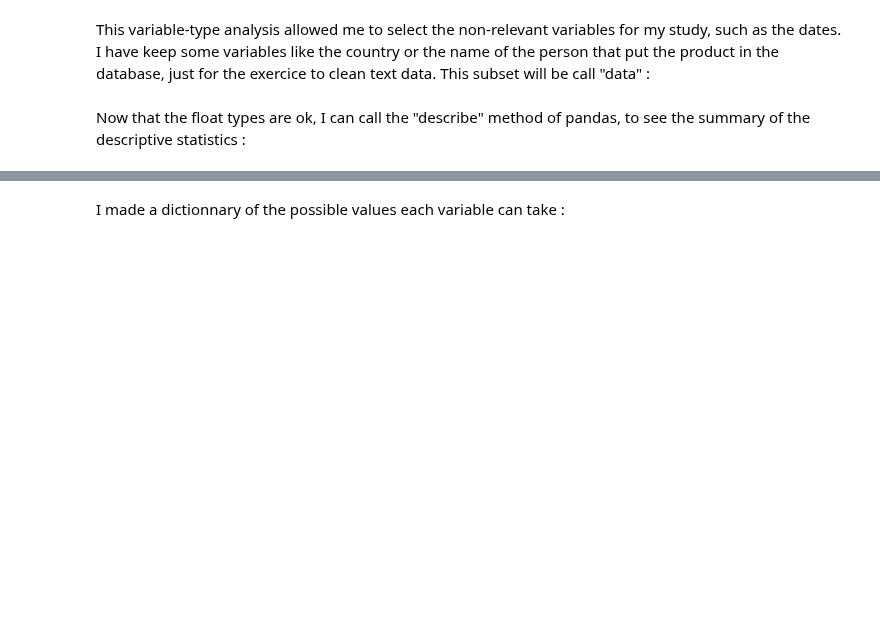
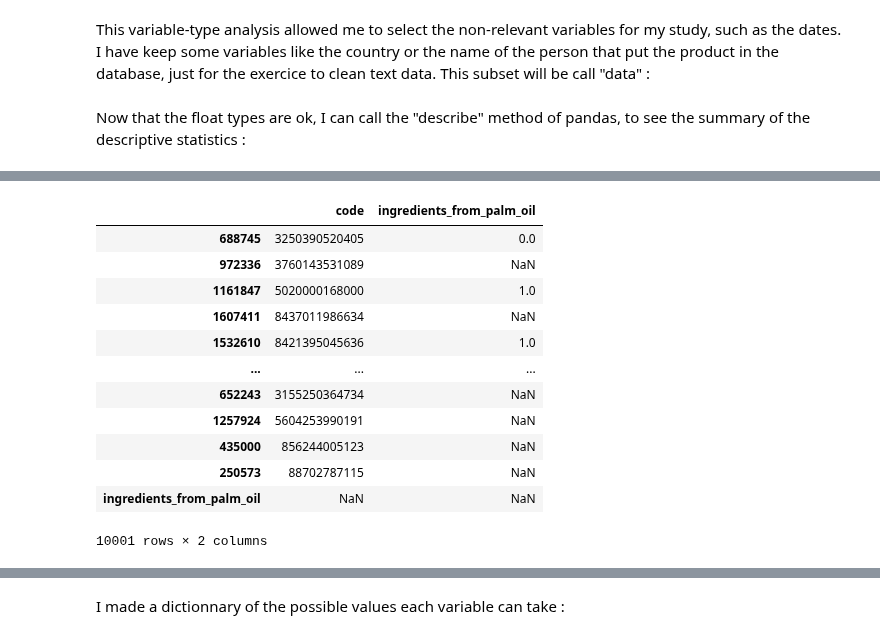
Before and after one commit to ClaireGayral/formation_openclassroom, a Jupyter notebook: P2_gayral_claire/nettoyage_data.ipynb, the cells around one changed output, grey strips where cells are left out. Cells and saved outputs as stored; diff of their text form; code cells hidden in the pictures; blank space fills up the shorter version.

```diff
--- a/P2_gayral_claire/nettoyage_data.ipynb
+++ b/P2_gayral_claire/nettoyage_data.ipynb
@@ -252,0 +326,16 @@ We need to check if there are :
+# %%
+data2.loc[:,["code","ingredients_from_palm_oil"]]
+# %% [output]
+|  | code | ingredients_from_palm_oil |
+| 688745 | 3250390520405 | 0.0 |
+| 972336 | 3760143531089 | NaN |
+| 1161847 | 5020000168000 | 1.0 |
+| 1607411 | 8437011986634 | NaN |
+| 1532610 | 8421395045636 | 1.0 |
+| ... | ... | ... |
+| 652243 | 3155250364734 | NaN |
+| 1257924 | 5604253990191 | NaN |
+| 435000 | 856244005123 | NaN |
+| 250573 | 88702787115 | NaN |
+| ingredients_from_palm_oil | NaN | NaN |
+10001 rows × 2 columns
```
Also changed, not shown: parts of 28 cells of this notebook.
